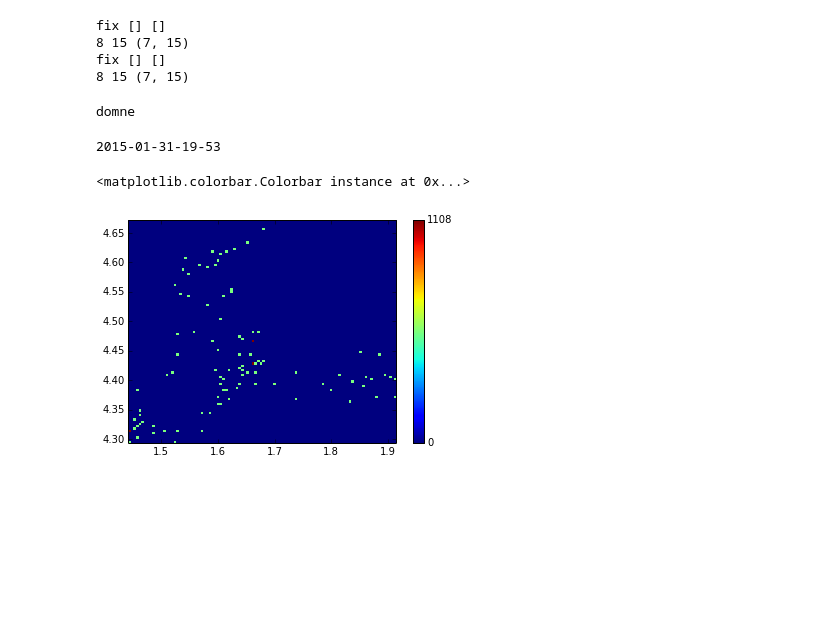
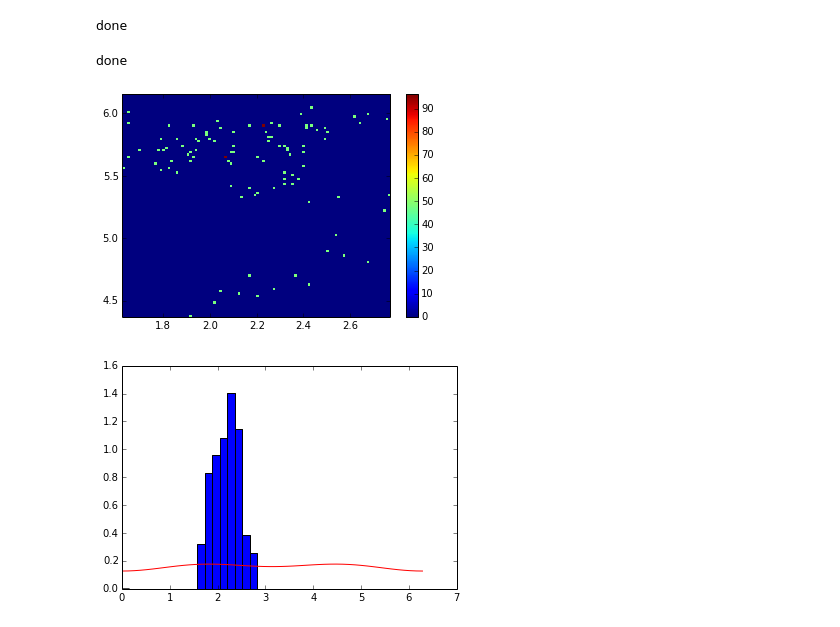
Before and after one commit to Danie1Johnson/research, a Jupyter notebook: BGMRBM test 2.ipynb, the cells around one changed output. Cells and saved outputs as stored; diff of their text form; code cells hidden in the pictures; blank space fills up the shorter version.

```diff
--- a/BGMRBM test 2.ipynb
+++ b/BGMRBM test 2.ipynb
@@ -10,3 +19,5 @@ import manifold_reflected_brownian_motion as mrbm
 
 bga = reload(bga)
 mrbm = reload(mrbm)
+# %%
+save_images = False
@@ -49,0 +36,8 @@ kwargs_b  = {'stat_name': stat_name,
+# %%
+err_tol = 10**-12
+h = 0.05
+N = 10**2
+
+hist_min = 0.0
+hist_max = 2.0*np.pi
+hist_bins = 1000
@@ -53,30 +70,13 @@ x0, links, lengths, faces = bga.load_bg_int(poly_name, int_num)
 # %%
-z_no_boundary = mrbm.MRBM(manifold_name,
-                          'none',
-                          x0,
-                          h,
-                          **kwargs_nb)
-z_boundary = mrbm.MRBM(manifold_name,
-                       boundary_name,
-                       x0,
-                       h,
-                       **kwargs_b)
+z_nb = mrbm.MRBM(x0, h, **kwargs_nb)
+z_b = mrbm.MRBM(x0, h, **kwargs_b)
-# %% [output]
-fix [] []
-8 15 (7, 15)
-fix [] []
-8 15 (7, 15)
 # %%
-s_nb = z_no_boundary.sample(N=N, record_trace=False, record_stats=True)
-print 'domne'
+s_nb = z_nb.sample(N=N, record_trace=False, record_stats=True)
+print 'done'
 # %% [output]
-domne
+done
 # %%
-s_b = z_boundary.sample(N=N, record_trace=False, record_stats=True)
+s_b = z_b.sample(N=N, record_trace=False, record_stats=True)
+print 'done'
+# %% [output]
+done
-# %%
-import datetime
-dts = str(datetime.datetime.now())
-date_time_str = dts[:10] + "-" + dts[11:13] + "-" + dts[14:16]
-print date_time_str
-# %% [output]
-2015-01-31-19-53
@@ -83,11 +89,17 @@ print date_time_str
 # %%
-hist_nb = plt.hist2d(z_no_boundary.stat_log[:,0],
-                     z_no_boundary.stat_log[:,1],
-                     bins=100,
-                     normed=True)
-plt.colorbar(ticks=[0.0, np.array(hist_nb[0]).max()])
-#plt.savefig('three_triangles_no_boundaries_'+date_time_str+'.png')
-#plt.savefig('three_triangles_no_boundaries.png')
+hh2n = plt.hist2d(z_nb.stat_log[:,0],
+                  z_nb.stat_log[:,1],
+                  bins=100,
+                  normed=True)
+plt.colorbar()
+if save_images == True:
+    plt.savefig('test_2_n_h2_'+date_time_str+'.png')
 # %% [output]
-<matplotlib.colorbar.Colorbar instance at 0x...>
-[figure, old version]
+[figure, new version]
+# %%
+hh1nx = plt.hist(z_nb.hist.midpoints, weights=z_nb.hist.hist[0,:], normed=True, bins=40)
+xyn = plt.plot(x_range, ys, 'r')
+if save_images == True:
+    plt.savefig('test_2_n_h1x_'+date_time_str+'.png')
+# %% [output]
+[figure, added]
```
Also changed, not shown: parts of 18 cells of this notebook, 1 other file.
